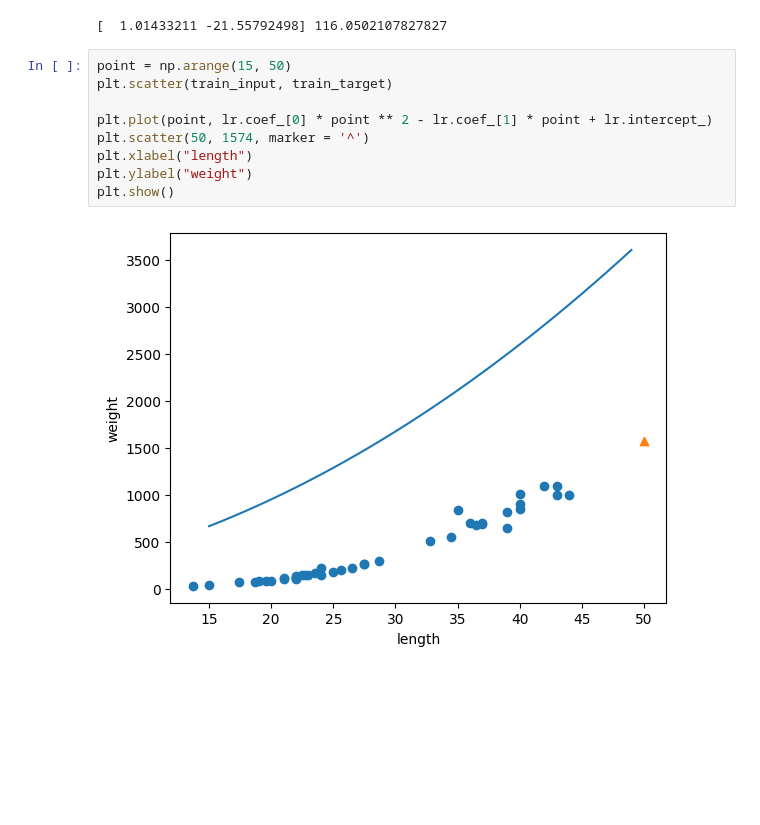
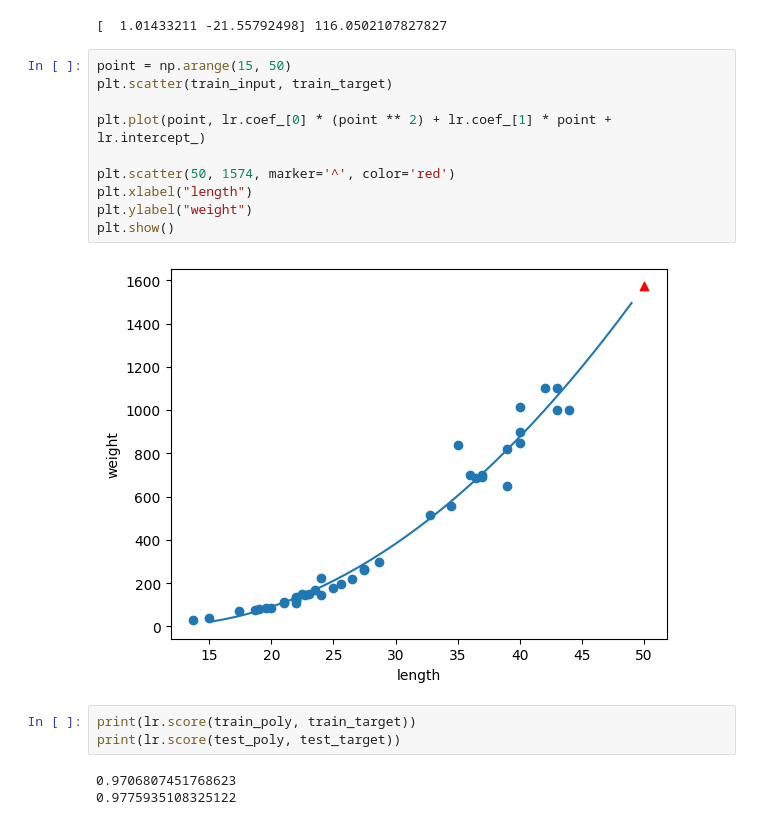
Before and after one commit to HP657/ML-DL-Study, a Jupyter notebook: perch.ipynb, the cells around one changed output. Saved outputs shown, nothing was run; the diff lists cells and outputs as text; blank space fills up the shorter version.

```diff
--- a/perch.ipynb
+++ b/perch.ipynb
@@ -166,11 +166,18 @@ print(lr.coef_, lr.intercept_)
 # %%
 point = np.arange(15, 50)
 plt.scatter(train_input, train_target)
 
-plt.plot(point, lr.coef_[0] * point ** 2 - lr.coef_[1] * point + lr.intercept_)
-plt.scatter(50, 1574, marker = '^')
+plt.plot(point, lr.coef_[0] * (point ** 2) + lr.coef_[1] * point + lr.intercept_)
+
+plt.scatter(50, 1574, marker='^', color='red')
 plt.xlabel("length")
 plt.ylabel("weight")
 plt.show()
 # %% [output]
-[figure, old version]
+[figure, new version]
+# %%
+print(lr.score(train_poly, train_target))
+print(lr.score(test_poly, test_target))
+# %% [output]
+0.9706807451768623
+0.9775935108325122
```
